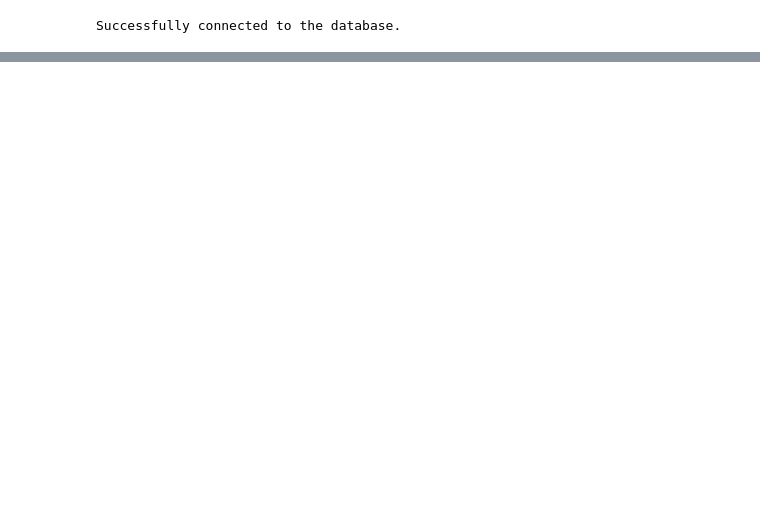
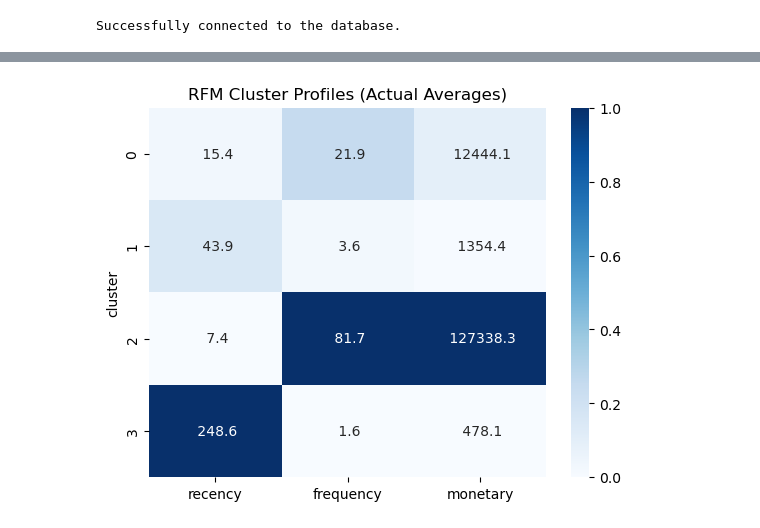
Before and after one commit to ecuwazie-02/ecommerce_pipeline, a Jupyter notebook: K_means.ipynb, the cells around one changed output, grey strips where cells are left out. Cells and saved outputs as stored; diff of their text form; code cells hidden in the pictures; blank space fills up the shorter version.

Commit message:
K-means algorith completed and pushed to PostgreSQL

```diff
--- a/K_means.ipynb
+++ b/K_means.ipynb
@@ -31,0 +104,5 @@ df.head()
+# %%
+km = KMeans(n_clusters=4, random_state=42)
+df['cluster'] = km.fit_predict(df_scaled)
+
+df.head()
@@ -31,0 +134,8 @@ df.head()
+# %%
+raw_means = df.groupby('cluster')[['recency', 'frequency', 'monetary']].mean().reset_index()
+
+scaler = MinMaxScaler()
+scaled_means = scaler.fit_transform(raw_means[['recency', 'frequency', 'monetary']])
+
+scaled_means = pd.DataFrame(scaled_means, columns=['recency', 'frequency', 'monetary'], index=raw_means['cluster'])
+scaled_means
@@ -31,0 +149,7 @@ df.head()
+# %%
+sns.heatmap(scaled_means, annot = raw_means.set_index('cluster'), cmap = 'Blues', fmt= ' .1f')
+
+plt.title('RFM Cluster Profiles (Actual Averages)')
+plt.show()
+# %% [output]
+[figure, added]
```
Also changed, not shown: parts of 18 cells of this notebook.
